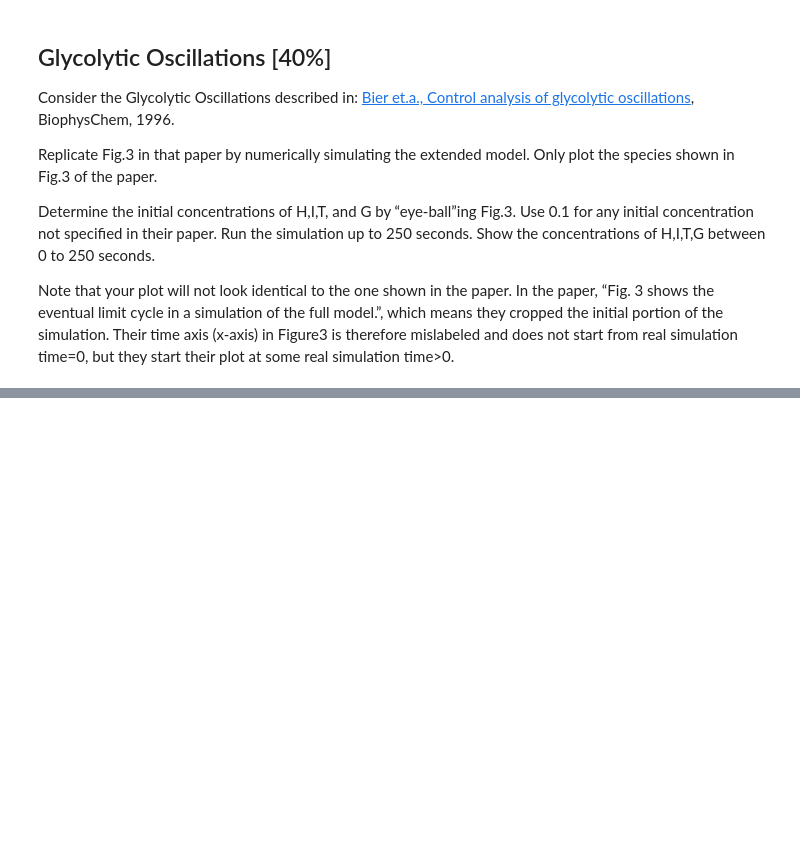
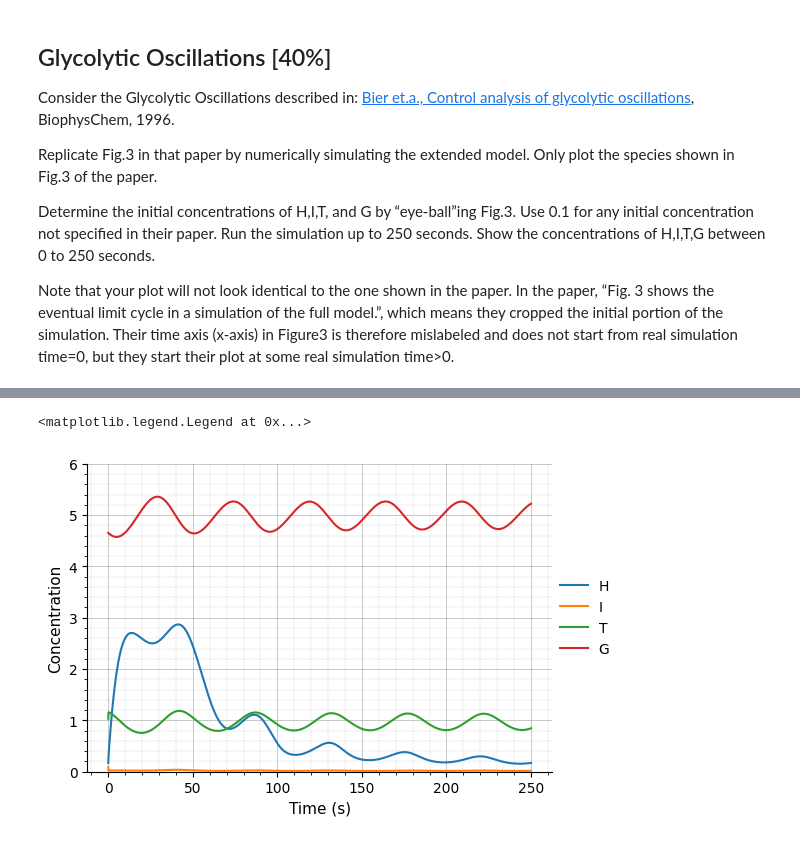
Before and after one commit to Kabilan108/drexel-coursework, a Jupyter notebook: bmes678/4-odeexamples/hw/hwodeexamples_tko35.ipynb, the cells around one changed output, grey strips where cells are left out. Cells and saved outputs as stored; diff of their text form; code cells hidden in the pictures; blank space fills up the shorter version.

```diff
--- a/bmes678/4-odeexamples/hw/hwodeexamples_tko35.ipynb
+++ b/bmes678/4-odeexamples/hw/hwodeexamples_tko35.ipynb
@@ -18,3 +80,58 @@ Note that your plot will not look identical to the one shown in the paper. In th
+# %%
+#| fig-align: center
+#| fig-cap: Gylcolytic Oscillations Model
+
+# simulation parameters
+tspan = (0, 250)
+h = 0.005
+Y0 = [0.17, 0.09, 1.03, 4.65, 0.1, 0.1]  # [H, I, T, G, P, A]
+
+def glyco_oscillations(t, Y):
+    # define constants
+    Vin = 0.24
+    k1, k3, k5, k7, k8, k9, k11 = 0.05, 0.05, 0.4, 0.1, 0.001, 0.3, 0.02
+    kH, kHP, kM, kHO, kp, kN = 0.02, 0.2, 2.0, 0.2, 0.5, 0.08
+    CAD = 8
+    Ptot = 10
+    CtotN = 8
+    E = 2
+
+    # extract variables
+    H, I, T, G, P, A = Y
+
+    # compute reaction rates
+    v1 = k1 * T * G
+    v3 = k3 * (CAD - T) * I * (Ptot - I - T) * (CtotN - H)
+    v5 = (k5 * I * H) / (kH + H)
+    v7 = (k7 * P * H) / (H + kHP)
+    v8 = k8 * E * (CtotN - H)
+    v9 = k9 * T
+    v11 = k11 * A * T
+    vp = (kp * T) / (kM + T)
+    vN = (kN * H) / (H + kHO)
+
+    # compute derivatives
+    dG = Vin - v1
+    dT = -2*v1 + 2*v3 - v9 - vp - v11
+    dI = 2*v1 - v3 - v5
+    dH = v3 - v7 + 2*v8 - vN - v5
+    dP = v3 - v7
+    dA = v8 - v11
+
+    return np.array([dH, dI, dT, dG, dP, dA])
+
+# simulate the model
+t, Y = tools.rk4(glyco_oscillations, tspan, Y0, h)
+
+# plot results
+fig, ax = plt.subplots(figsize=(6,4))
+tools.style_axis(ax, "Time (s)", "Concentration")
+ax.plot(t, Y[:, :4], label=["H", "I", "T", "G"])
+ax.set_ylim(0, 6)
+ax.legend(loc="center right", bbox_to_anchor=(1.15, 0.5), frameon=False)
+# %% [output]
+<matplotlib.legend.Legend at 0x...>
+[figure, added]
 # %% [markdown]
 ## Three-node Repressive Network [60%]
 
```
Also changed, not shown: parts of 4 cells of this notebook, 23 other files.
